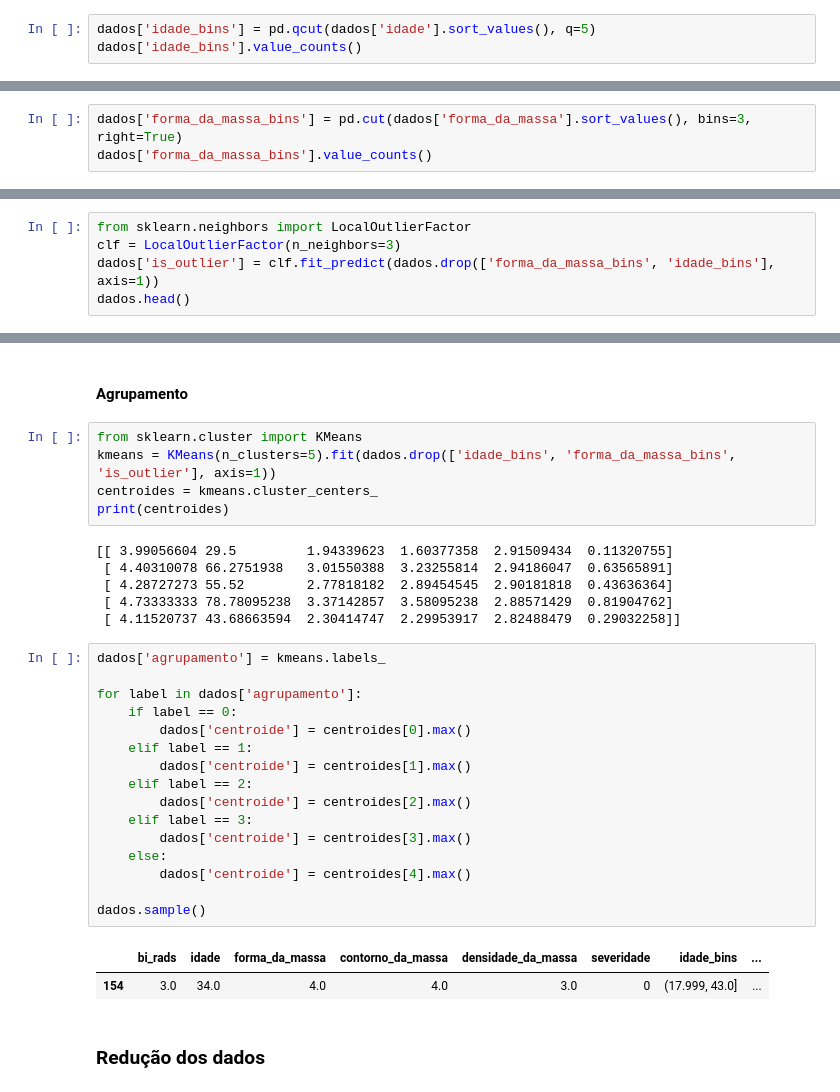
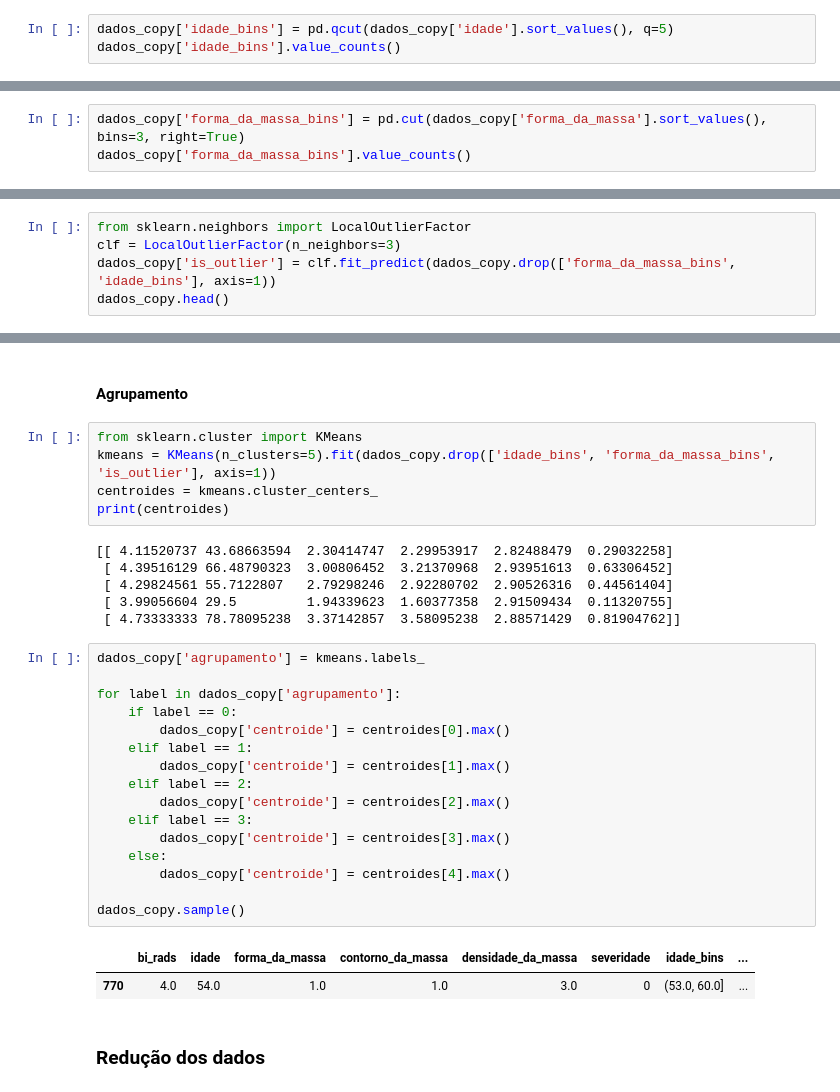
Before and after one commit to LilianeAquino/introducao_mineracao_de_dados, a Jupyter notebook: 02_pré_processamento_de_dados.ipynb, the cells around one changed output, grey strips where cells are left out. Drawn from its saved outputs; the diff is of its cells as text.

```diff
--- a/02_pré_processamento_de_dados.ipynb
+++ b/02_pré_processamento_de_dados.ipynb
@@ -192,6 +194,6 @@ Name: bi_rads, dtype: int64
 # %%
-dados['idade_bins'] = pd.qcut(dados['idade'].sort_values(), q=5)
-dados['idade_bins'].value_counts()
+dados_copy['idade_bins'] = pd.qcut(dados_copy['idade'].sort_values(), q=5)
+dados_copy['idade_bins'].value_counts()
 # %% [output]
 (17.999, 43.0]    208
 (43.0, 53.0]      196
@@ -202,8 +204,8 @@ Name: idade_bins, dtype: int64
 # %% [markdown]
 #### Encaixotamento (binning) com Cut: segmenta e classifica os valores dos dados em compartimentos
 # %%
-dados['forma_da_massa_bins'] = pd.cut(dados['forma_da_massa'].sort_values(), bins=3, right=True)
-dados['forma_da_massa_bins'].value_counts()
+dados_copy['forma_da_massa_bins'] = pd.cut(dados_copy['forma_da_massa'].sort_values(), bins=3, right=True)
+dados_copy['forma_da_massa_bins'].value_counts()
 # %% [output]
 (0.997, 2.0]    455
 (3.0, 4.0]      409
@@ -214,8 +216,8 @@ Name: forma_da_massa_bins, dtype: int64
 # %%
 from sklearn.neighbors import LocalOutlierFactor
 clf = LocalOutlierFactor(n_neighbors=3)
-dados['is_outlier'] = clf.fit_predict(dados.drop(['forma_da_massa_bins', 'idade_bins'], axis=1))
-dados.head()
+dados_copy['is_outlier'] = clf.fit_predict(dados_copy.drop(['forma_da_massa_bins', 'idade_bins'], axis=1))
+dados_copy.head()
 # %% [output]
 |  | bi_rads | idade | forma_da_massa | contorno_da_massa | densidade_da_massa | severidade | idade_bins | ... |
 | 0 | 5.0 | 67.0 | 3.0 | 5.0 | 3.0 | 1 | (60.0, 67.0] | ... |
@@ -227,34 +229,34 @@ dados.head()
 #### Agrupamento
 # %%
 from sklearn.cluster import KMeans
-kmeans = KMeans(n_clusters=5).fit(dados.drop(['idade_bins', 'forma_da_massa_bins', 'is_outlier'], axis=1))
+kmeans = KMeans(n_clusters=5).fit(dados_copy.drop(['idade_bins', 'forma_da_massa_bins', 'is_outlier'], axis=1))
 centroides = kmeans.cluster_centers_
 print(centroides)
 # %% [output]
-[[ 3.99056604 29.5         1.94339623  1.60377358  2.91509434  0.11320755]
- [ 4.40310078 66.2751938   3.01550388  3.23255814  2.94186047  0.63565891]
- [ 4.28727273 55.52        2.77818182  2.89454545  2.90181818  0.43636364]
- [ 4.73333333 78.78095238  3.37142857  3.58095238  2.88571429  0.81904762]
- [ 4.11520737 43.68663594  2.30414747  2.29953917  2.82488479  0.29032258]]
+[[ 4.11520737 43.68663594  2.30414747  2.29953917  2.82488479  0.29032258]
+ [ 4.39516129 66.48790323  3.00806452  3.21370968  2.93951613  0.63306452]
+ [ 4.29824561 55.7122807   2.79298246  2.92280702  2.90526316  0.44561404]
+ [ 3.99056604 29.5         1.94339623  1.60377358  2.91509434  0.11320755]
+ [ 4.73333333 78.78095238  3.37142857  3.58095238  2.88571429  0.81904762]]
 # %%
-dados['agrupamento'] = kmeans.labels_
+dados_copy['agrupamento'] = kmeans.labels_
 
-for label in dados['agrupamento']:
+for label in dados_copy['agrupamento']:
     if label == 0:
-        dados['centroide'] = centroides[0].max()
+        dados_copy['centroide'] = centroides[0].max()
     elif label == 1:
-        dados['centroide'] = centroides[1].max()
+        dados_copy['centroide'] = centroides[1].max()
     elif label == 2:
-        dados['centroide'] = centroides[2].max()
+        dados_copy['centroide'] = centroides[2].max()
     elif label == 3:
-        dados['centroide'] = centroides[3].max()
+        dados_copy['centroide'] = centroides[3].max()
     else:
-        dados['centroide'] = centroides[4].max()
+        dados_copy['centroide'] = centroides[4].max()
 
-dados.sample()
+dados_copy.sample()
 # %% [output]
 |  | bi_rads | idade | forma_da_massa | contorno_da_massa | densidade_da_massa | severidade | idade_bins | ... |
-| 154 | 3.0 | 34.0 | 4.0 | 4.0 | 3.0 | 0 | (17.999, 43.0] | ... |
+| 770 | 4.0 | 54.0 | 1.0 | 1.0 | 3.0 | 0 | (53.0, 60.0] | ... |
 # %% [markdown]
 ### Redução dos dados
 # %% [markdown]
```
Also changed, not shown: parts of 22 cells of this notebook.
